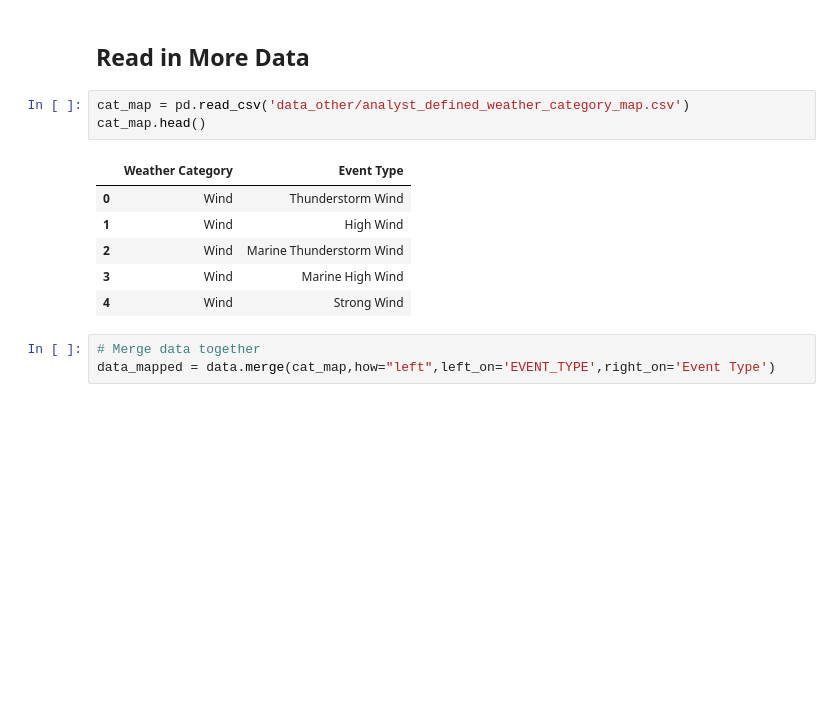
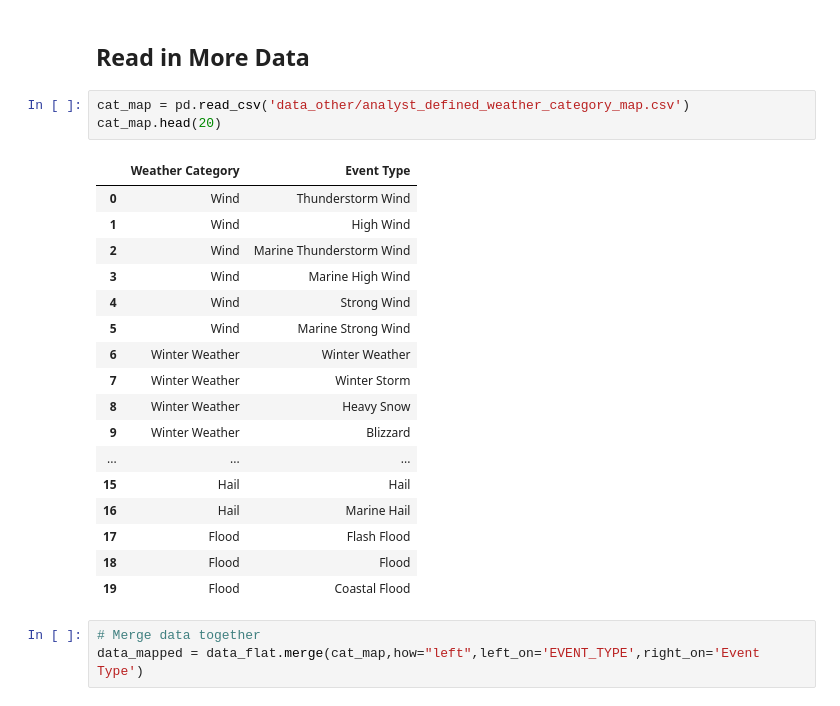
Before and after one commit to freeburgernator/storm_analytics, a Jupyter notebook: Storm_Notebook_Ethan_Dataset_Builder.ipynb, the cells around one changed output. Drawn from its saved outputs; the diff is of its cells as text; blank space fills up the shorter version.

```diff
--- a/Storm_Notebook_Ethan_Dataset_Builder.ipynb
+++ b/Storm_Notebook_Ethan_Dataset_Builder.ipynb
@@ -199,14 +211,25 @@ data = data[pd.notnull(data['END_LOCATION'])]
 ## Read in More Data
 # %%
 cat_map = pd.read_csv('data_other/analyst_defined_weather_category_map.csv')
-cat_map.head()
+cat_map.head(20)
 # %% [output]
 |  | Weather Category | Event Type |
 | 0 | Wind | Thunderstorm Wind |
 | 1 | Wind | High Wind |
 | 2 | Wind | Marine Thunderstorm Wind |
 | 3 | Wind | Marine High Wind |
 | 4 | Wind | Strong Wind |
+| 5 | Wind | Marine Strong Wind |
+| 6 | Winter Weather | Winter Weather |
+| 7 | Winter Weather | Winter Storm |
+| 8 | Winter Weather | Heavy Snow |
+| 9 | Winter Weather | Blizzard |
+| ... | ... | ... |
+| 15 | Hail | Hail |
+| 16 | Hail | Marine Hail |
+| 17 | Flood | Flash Flood |
+| 18 | Flood | Flood |
+| 19 | Flood | Coastal Flood |
 # %%
 # Merge data together
-data_mapped = data.merge(cat_map,how="left",left_on='EVENT_TYPE',right_on='Event Type')
+data_mapped = data_flat.merge(cat_map,how="left",left_on='EVENT_TYPE',right_on='Event Type')
```
Also changed, not shown: parts of 25 cells of this notebook.
